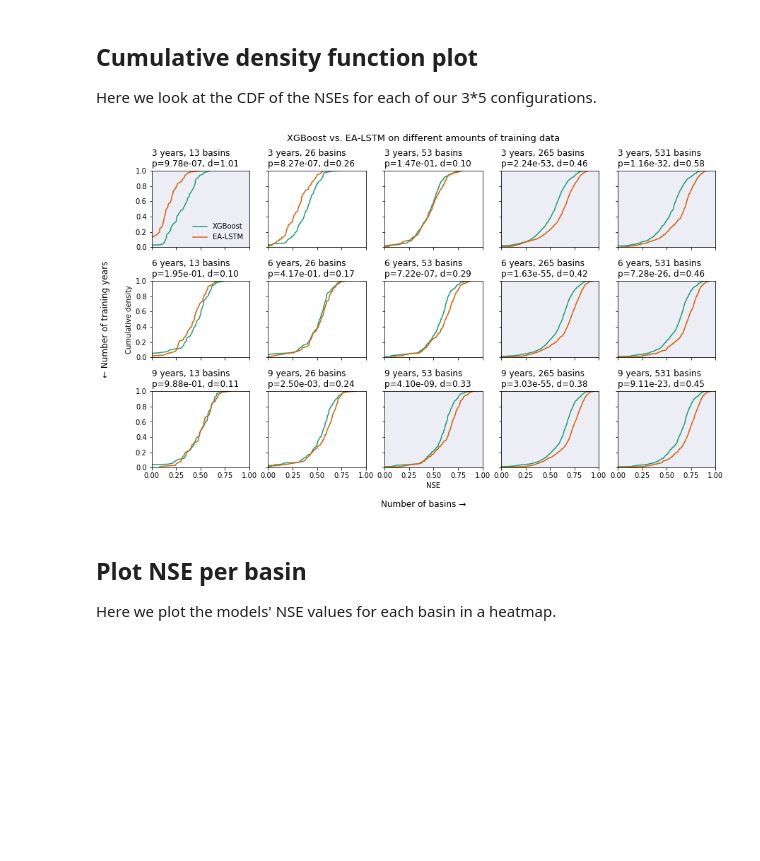
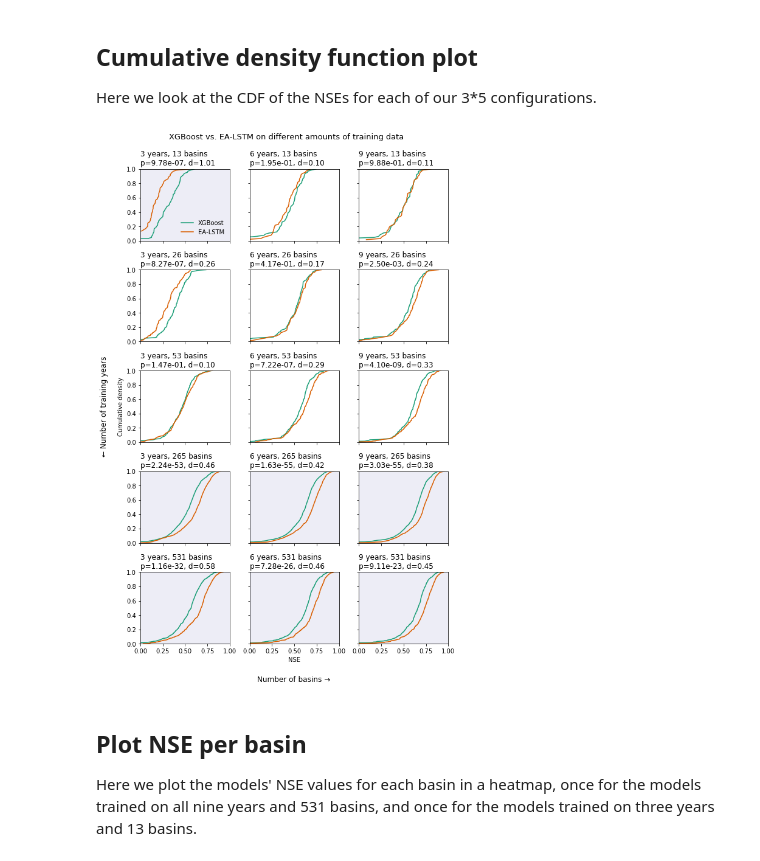
Before and after one commit to gauchm/ealstm_regional_modeling, a Jupyter notebook: notebooks/performance_gridEvaluation.ipynb, the cells around one changed output. Cells and saved outputs as stored; diff of their text form; code cells hidden in the pictures; blank space fills up the shorter version.

Commit message:
Updated plots

```diff
--- a/notebooks/performance_gridEvaluation.ipynb
+++ b/notebooks/performance_gridEvaluation.ipynb
@@ -212,0 +218,28 @@ _ = plt.xlabel('Number of training samples')
+# %%
+f = plt.figure(figsize=(8,4))
+
+legend = []
+for i, (model, name, color) in enumerate(model_specs_gridEvaluation["models"]):
+    nse_dict = {20_000: [], 40_000: [], 80_000: [], 160_000: [],
+                320_000: [], 640_000: [], 1_280_000: [], 2_560_000: []}
+    for training_years, n_basins in itertools.product(model_specs_gridEvaluation['training_years'],
+                                                      model_specs_gridEvaluation['n_basins']):
+        basin_subsets = model_specs_gridEvaluation["basin_subsets"][n_basins]
+        for b in basin_subsets:
+            nse = np.median(list(all_metrics['NSE'][model][training_years][b]["ensemble"].values()))
+            n_samples = training_years * 365 * n_basins
+            for magnitude in sorted(nse_dict):
+                if magnitude >= n_samples:
+                    nse_dict[magnitude].append(nse)
+                    break
+
+    bp = plt.boxplot(nse_dict.values(), positions=np.arange(i, 3*len(nse_dict), 3), widths=0.7)
+    for prop in ['boxes', 'caps', 'whiskers', 'medians']:
+        plt.setp(bp[prop], color=color)
+    plt.setp(bp['fliers'], markeredgecolor=color)
+    legend.append((bp['boxes'][0], name))
+
+plt.ylabel('Median NSE')
+plt.xticks(np.arange(0.5,3*len(nse_dict), 3), [f"≤{k:.1e}" for k in nse_dict], rotation=30)
+plt.legend(*zip(*legend), frameon=False, loc='lower right')
+_ = plt.xlabel('Approximate number of training samples')
@@ -261,36 +296,36 @@ Effect size: Ensemble mean d=0.453
 
 Here we look at the CDF of the NSEs for each of our 3*5 configurations.
 # %%
-fig, ax = plt.subplots(nrows=3, ncols=5, sharex=True, sharey=True, figsize=(12,7))
+fig, ax = plt.subplots(nrows=5, ncols=3, sharex=True, sharey=True, figsize=(8,12))
 
-for i, training_years in enumerate(model_specs_gridEvaluation['training_years']):
-    for j, n_basins in enumerate(model_specs_gridEvaluation['n_basins']):
+for j, training_years in enumerate(model_specs_gridEvaluation['training_years']):
+    for i, n_basins in enumerate(model_specs_gridEvaluation['n_basins']):
         ax[i,j].set_xlim(0, 1)
         ax[i,j].set_ylim(0, 1)
 
         for model, model_label, model_color in model_specs_gridEvaluation['models']:
             values = []
             for basin_subset in model_specs_gridEvaluation['basin_subsets'][n_basins]:
                 values += list(all_metrics["NSE"][model][training_years][basin_subset]['ensemble'].values())
             bin_, cdf_ = ecdf(values)
             ax[i,j].plot(bin_, cdf_,
                          label=model_label, color=model_color)
             p_val = p_values[training_years][n_basins]
             d_val = d_values[training_years][n_basins]
-            if p_val < 0.01 and d_val > 0.3:
+            if p_val < (0.01 / 15) and d_val > 0.35:  # divide p-value by 15 for Bonferroni correction
                 ax[i,j].set_facecolor((0.9,0.9,0.95,0.7))
             ax[i,j].set_title(f"{training_years} years, {n_basins} basins \np={p_val:.2e}, d={d_val:.2f}",
                               loc='left', fontsize=12)
 ax[0,0].legend(loc="lower right", frameon=False)
-ax[2,2].set_xlabel('NSE')
-ax[1,0].set_ylabel('Cumulative density')
-fig.text(0.5, -0.02, 'Number of basins →', ha='center', va='center', fontsize=12)
+ax[4,1].set_xlabel('NSE')
+ax[2,0].set_ylabel('Cumulative density')
+fig.text(0.52, -0.02, 'Number of basins →', ha='center', va='center', fontsize=12)
 fig.text(-0.02, 0.5, '← Number of training years', ha='center', va='center', rotation='vertical', fontsize=12)
 fig.tight_layout()
 _ = plt.suptitle("XGBoost vs. EA-LSTM on different amounts of training data", fontsize=13, fontweight=0, color='black', y=1.02)
 # %% [output]
-[figure, old version]
+[figure, new version]
 # %% [markdown]
 ## Plot NSE per basin
 
-Here we plot the models' NSE values for each basin in a heatmap.
+Here we plot the models' NSE values for each basin in a heatmap, once for the models trained on all nine years and 531 basins, and once for the models trained on three years and 13 basins.
```
Also changed, not shown: parts of 6 cells of this notebook.
